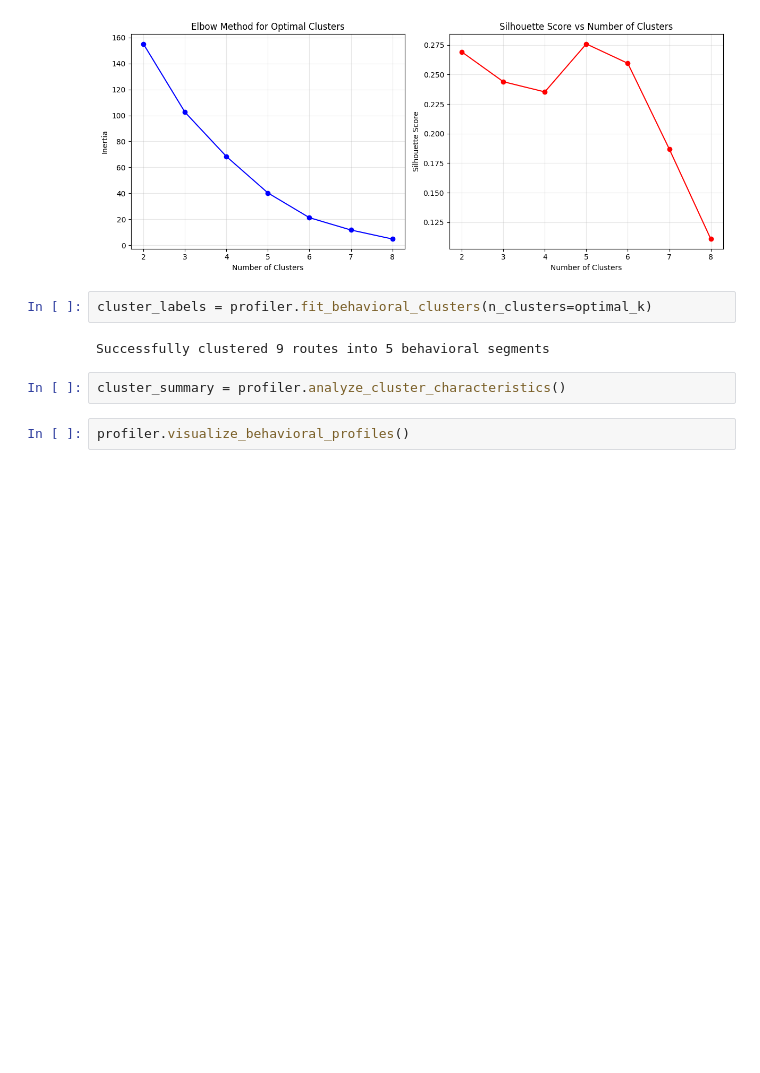
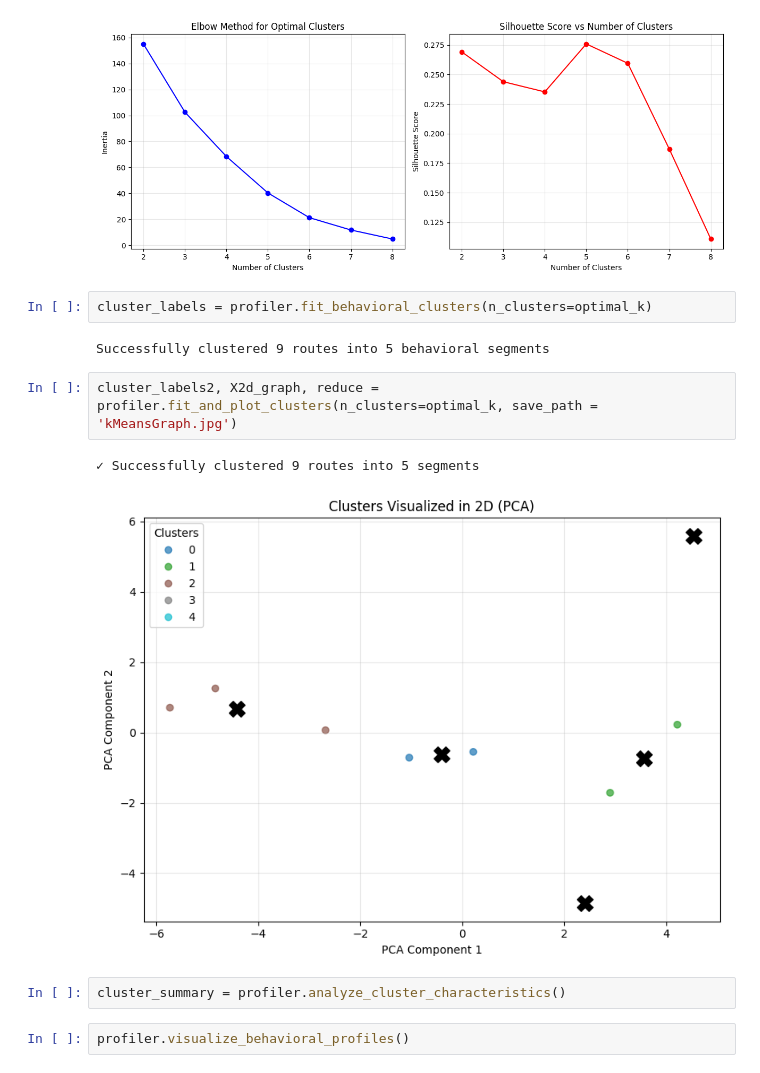
Before and after one commit to saranshb1/datapao, a Jupyter notebook: zurichTransport_Modelling.ipynb, the cells around one changed output. Cells and saved outputs as stored; diff of their text form; blank space fills up the shorter version.

```diff
--- a/zurichTransport_Modelling.ipynb
+++ b/zurichTransport_Modelling.ipynb
@@ -627,6 +703,11 @@ Suggested optimal number of clusters: 5 (silhouette score: 0.276)
 cluster_labels = profiler.fit_behavioral_clusters(n_clusters=optimal_k)
 # %% [output]
 Successfully clustered 9 routes into 5 behavioral segments
+# %%
+cluster_labels2, X2d_graph, reduce = profiler.fit_and_plot_clusters(n_clusters=optimal_k, save_path = 'kMeansGraph.jpg')
+# %% [output]
+✓ Successfully clustered 9 routes into 5 segments
+[figure, added]
 # %%
 cluster_summary = profiler.analyze_cluster_characteristics()
 # %%
```
Also changed, not shown: parts of 8 cells of this notebook, 6 other files.
